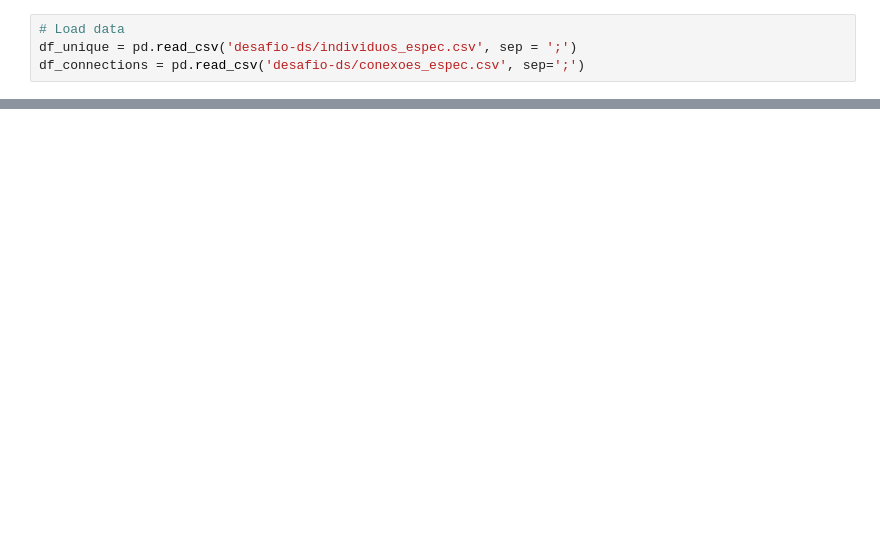
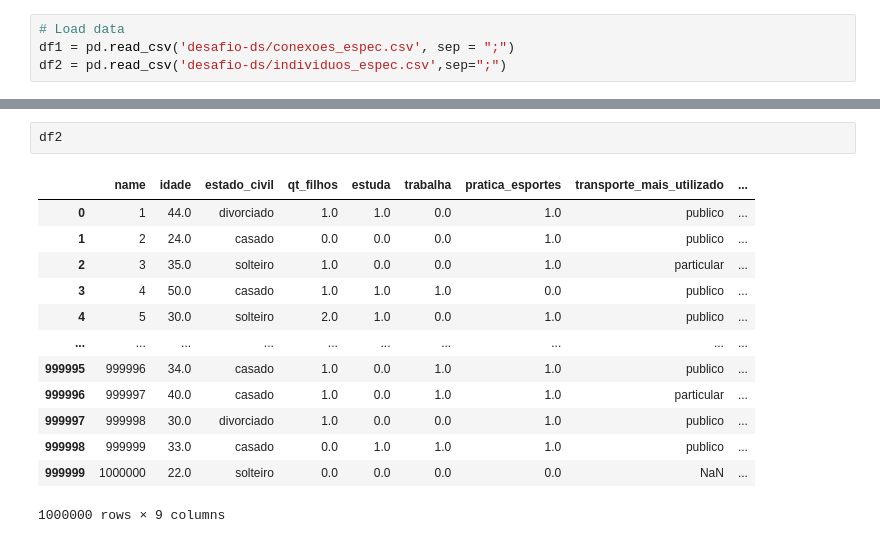
Before and after one commit to vitormarquesds/NEO, a Jupyter notebook: main_script.ipynb, the cells around one changed output, grey strips where cells are left out. Cells and saved outputs as stored; diff of their text form; blank space fills up the shorter version.

```diff
--- a/main_script.ipynb
+++ b/main_script.ipynb
@@ -11,4 +31,4 @@ import seaborn as sns
 # %%
 # Load data
-df_unique = pd.read_csv('desafio-ds/individuos_espec.csv', sep = ';')
-df_connections = pd.read_csv('desafio-ds/conexoes_espec.csv', sep=';')
+df1 = pd.read_csv('desafio-ds/conexoes_espec.csv', sep = ";")
+df2 = pd.read_csv('desafio-ds/individuos_espec.csv',sep=";")
@@ -76,0 +51,16 @@ print(df)
+# %%
+df2
+# %% [output]
+|  | name | idade | estado_civil | qt_filhos | estuda | trabalha | pratica_esportes | transporte_mais_utilizado | ... |
+| 0 | 1 | 44.0 | divorciado | 1.0 | 1.0 | 0.0 | 1.0 | publico | ... |
+| 1 | 2 | 24.0 | casado | 0.0 | 0.0 | 0.0 | 1.0 | publico | ... |
+| 2 | 3 | 35.0 | solteiro | 1.0 | 0.0 | 0.0 | 1.0 | particular | ... |
+| 3 | 4 | 50.0 | casado | 1.0 | 1.0 | 1.0 | 0.0 | publico | ... |
+| 4 | 5 | 30.0 | solteiro | 2.0 | 1.0 | 0.0 | 1.0 | publico | ... |
+| ... | ... | ... | ... | ... | ... | ... | ... | ... | ... |
+| 999995 | 999996 | 34.0 | casado | 1.0 | 0.0 | 1.0 | 1.0 | publico | ... |
+| 999996 | 999997 | 40.0 | casado | 1.0 | 0.0 | 1.0 | 1.0 | particular | ... |
+| 999997 | 999998 | 30.0 | divorciado | 1.0 | 0.0 | 0.0 | 1.0 | publico | ... |
+| 999998 | 999999 | 33.0 | casado | 0.0 | 1.0 | 1.0 | 1.0 | publico | ... |
+| 999999 | 1000000 | 22.0 | solteiro | 0.0 | 0.0 | 0.0 | 0.0 | NaN | ... |
+1000000 rows × 9 columns
```
Also changed, not shown: parts of 31 cells of this notebook, 13 other files.
